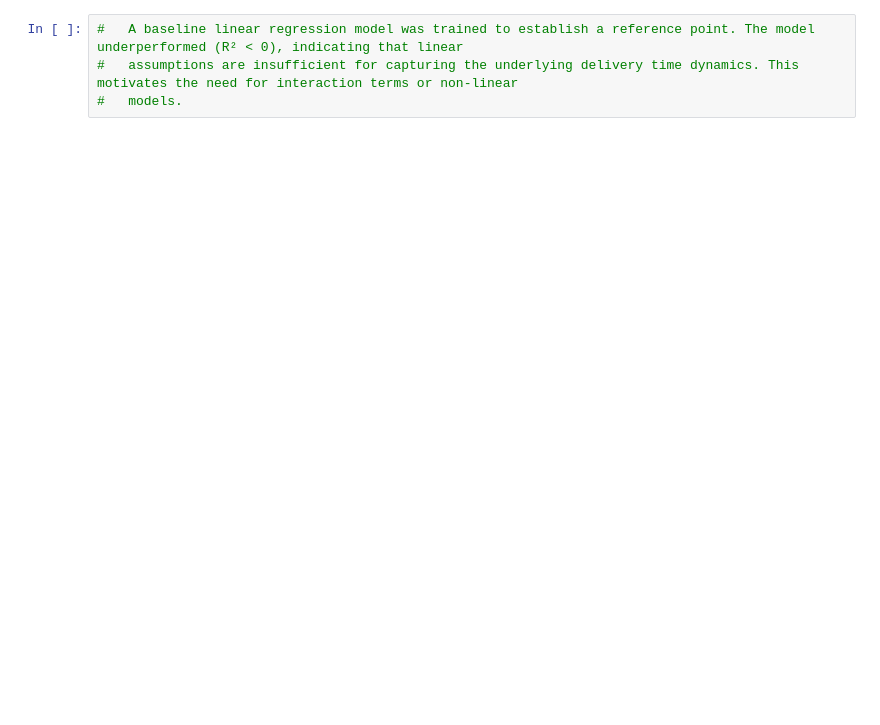
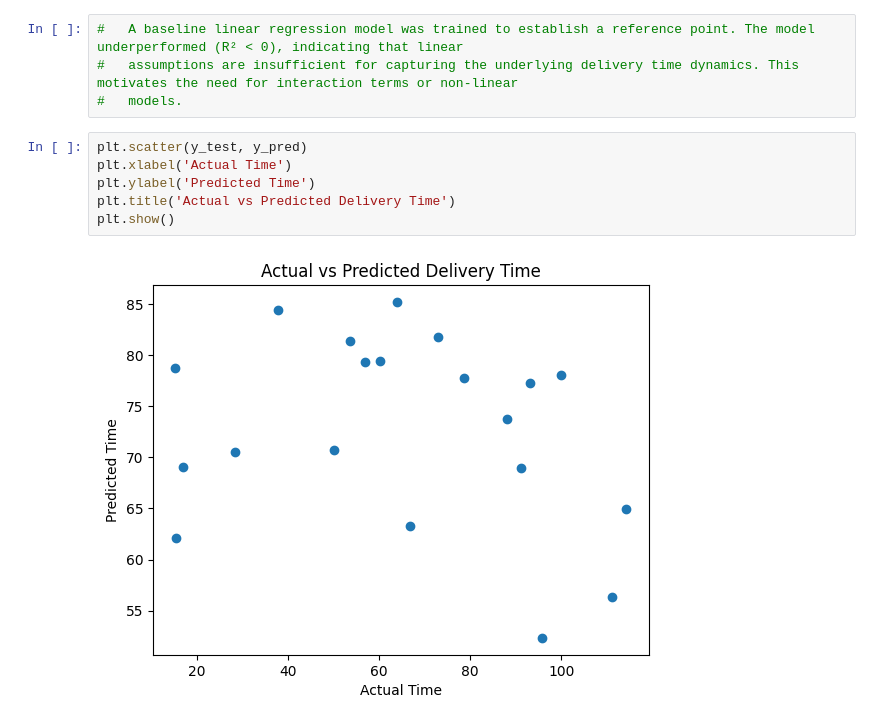
Before and after one commit to tamannaa-rath/food-delivery-regression, a Jupyter notebook: notebooks/03_Linear_Regression.ipynb, the cells around one changed output. Drawn from its saved outputs; the diff is of its cells as text; blank space fills up the shorter version.

```diff
--- a/notebooks/03_Linear_Regression.ipynb
+++ b/notebooks/03_Linear_Regression.ipynb
@@ -76,3 +77,11 @@ r2
 #   A baseline linear regression model was trained to establish a reference point. The model underperformed (R² < 0), indicating that linear
 #   assumptions are insufficient for capturing the underlying delivery time dynamics. This motivates the need for interaction terms or non-linear
 #   models.
+# %%
+plt.scatter(y_test, y_pred)
+plt.xlabel('Actual Time')
+plt.ylabel('Predicted Time')
+plt.title('Actual vs Predicted Delivery Time')
+plt.show()
+# %% [output]
+[figure, added]
```
Also changed, not shown: parts of 5 cells of this notebook, 2 other files.
